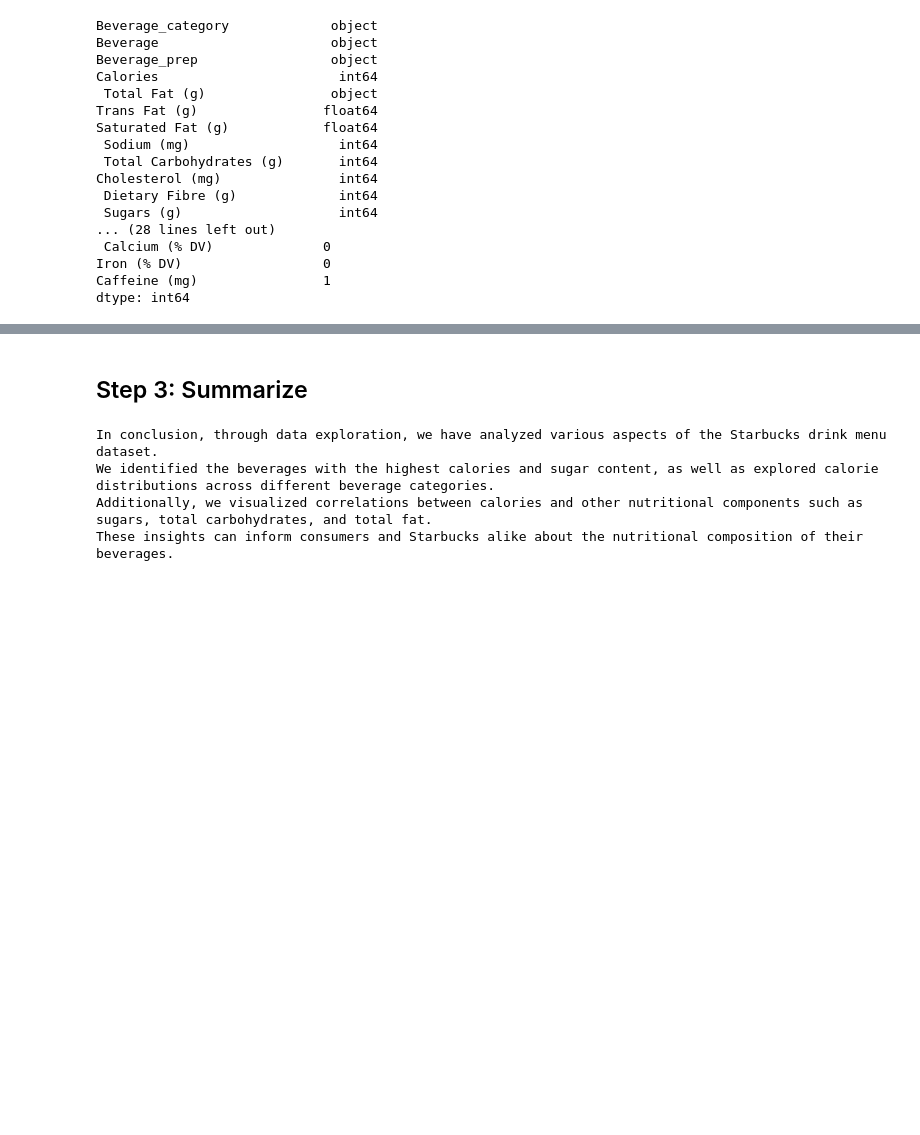
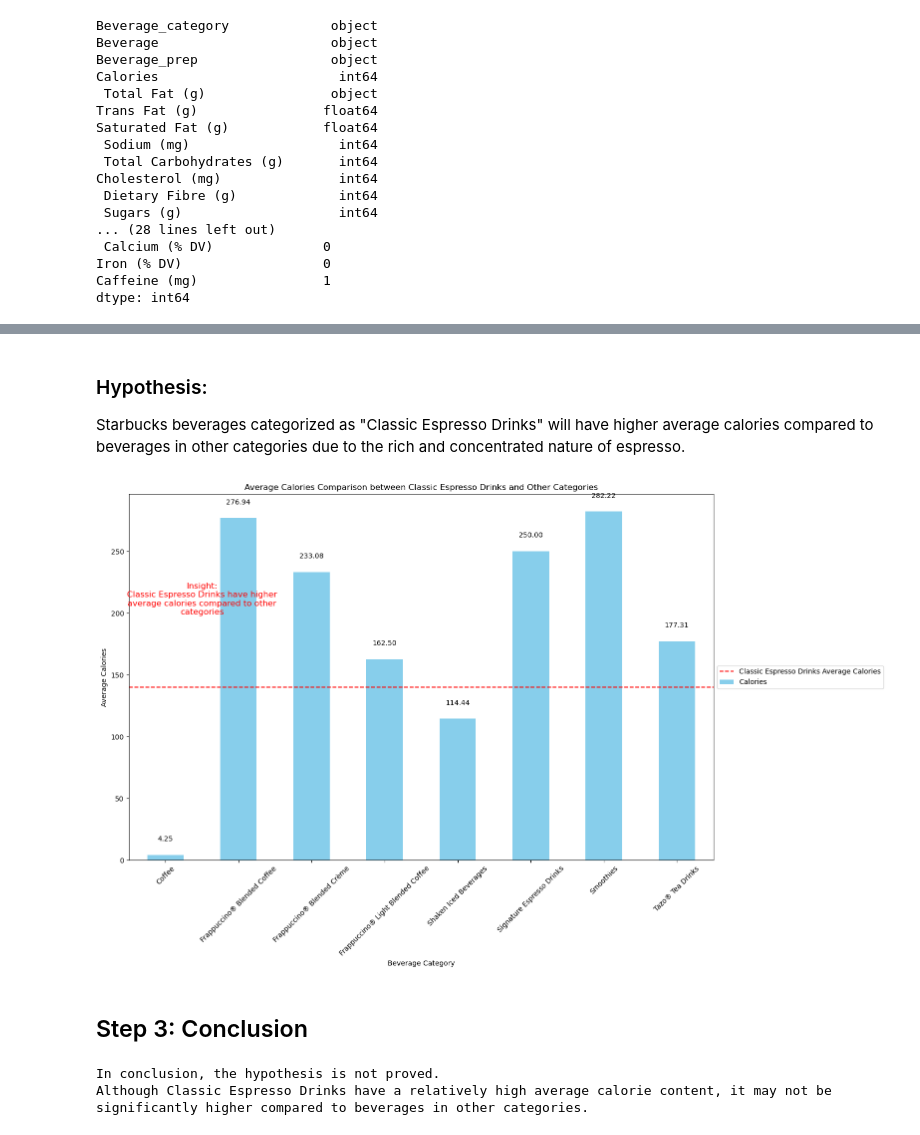
Before and after one commit to additii/Springboard-Data-Science, a Jupyter notebook: Data Storytelling/Starbucks data story.ipynb, the cells around one changed output, grey strips where cells are left out. Drawn from its saved outputs; the diff is of its cells as text; code cells hidden in the pictures; blank space fills up the shorter version.

Commit message:
updated hypothesis, ready for review

```diff
--- a/Data Storytelling/Starbucks data story.ipynb
+++ b/Data Storytelling/Starbucks data story.ipynb
@@ -149,13 +117,43 @@ Total Carbohydrates (g)  0.795037    0.771407                 1.000000
+# %% [markdown]
+### Hypothesis:
+Starbucks beverages categorized as "Classic Espresso Drinks" will have higher average calories compared to beverages in other categories due to the rich and concentrated nature of espresso.
+# %%
+# Visualize comparison of average calories
+plt.figure(figsize=(16, 10))  # Increase the plot area
+avg_calories_other_categories.plot(kind='bar', color='skyblue')
+plt.axhline(y=avg_calories_classic_espresso, color='red', linestyle='--', label='Classic Espresso Drinks Average Calories')
+plt.title('Average Calories Comparison between Classic Espresso Drinks and Other Categories')
+plt.xlabel('Beverage Category')
+plt.ylabel('Average Calories')
+
+# Set x-tick positions and labels
+plt.xticks(range(len(avg_calories_other_categories.index)), avg_calories_other_categories.index, rotation=45)
+
+# Add text to explain insights
+plt.text(0.5, (avg_calories_classic_espresso + avg_calories_other_categories.max()) / 2,
+         'Insight:\nClassic Espresso Drinks have higher\naverage calories compared to other\ncategories',
+         color='red', ha='center', va='center', fontsize=12)
+
+# Display average calories value on bars
+for i, v in enumerate(avg_calories_other_categories.values):
+    plt.text(i, v + 10, f'{v:.2f}', ha='center', va='bottom', color='black', fontsize=10)
+
+plt.legend(loc='center left', bbox_to_anchor=(1, 0.5))  # Place legend on the right side
+
+plt.tight_layout()  # Adjust layout to prevent clipping of x-labels
+plt.show()
+# %% [output]
+[figure, added]
 # %% [markdown]
-## Step 3: Summarize
+## Step 3: Conclusion
-# %%
-# Conclusion
-print("\nIn conclusion, through data exploration, we have analyzed various aspects of the Starbucks drink menu dataset.")
-print("We identified the beverages with the highest calories and sugar content, as well as explored calorie distributions across different beverage categories.")
-print("Additionally, we visualized correlations between calories and other nutritional components such as sugars, total carbohydrates, and total fat.")
-print("These insights can inform consumers and Starbucks alike about the nutritional composition of their beverages.")
-# %% [output]
-In conclusion, through data exploration, we have analyzed various aspects of the Starbucks drink menu dataset.
-We identified the beverages with the highest calories and sugar content, as well as explored calorie distributions across different beverage categories.
-Additionally, we visualized correlations between calories and other nutritional components such as sugars, total carbohydrates, and total fat.
-These insights can inform consumers and Starbucks alike about the nutritional composition of their beverages.
+# %%
+# Conclusion
+if avg_calories_classic_espresso > avg_calories_other_categories.max():
+    print("\nIn conclusion, the hypothesis is proved.")
+    print("Classic Espresso Drinks have a higher average calorie content compared to beverages in other categories, supporting the hypothesis.")
+else:
+    print("\nIn conclusion, the hypothesis is not proved.")
+    print("Although Classic Espresso Drinks have a relatively high average calorie content, it may not be significantly higher compared to beverages in other categories.")
+# %% [output]
+In conclusion, the hypothesis is not proved.
+Although Classic Espresso Drinks have a relatively high average calorie content, it may not be significantly higher compared to beverages in other categories.
```
Also changed, not shown: parts of 7 cells of this notebook.
